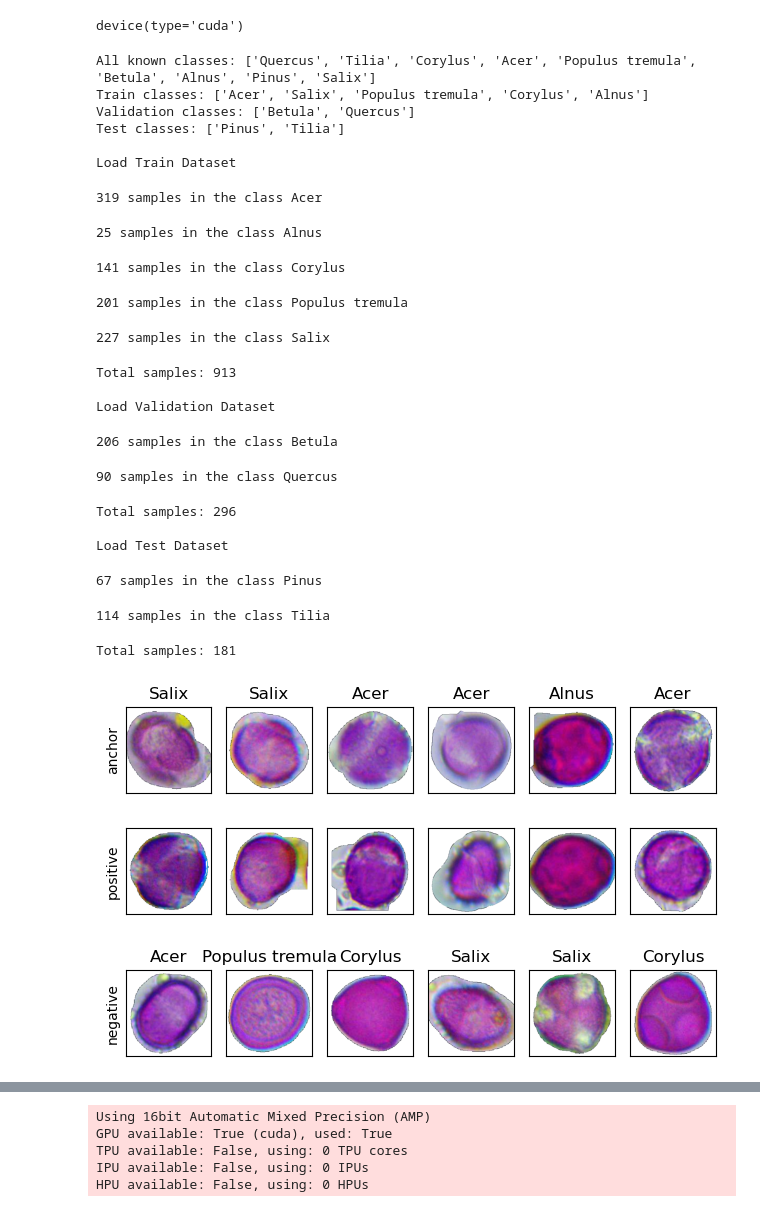
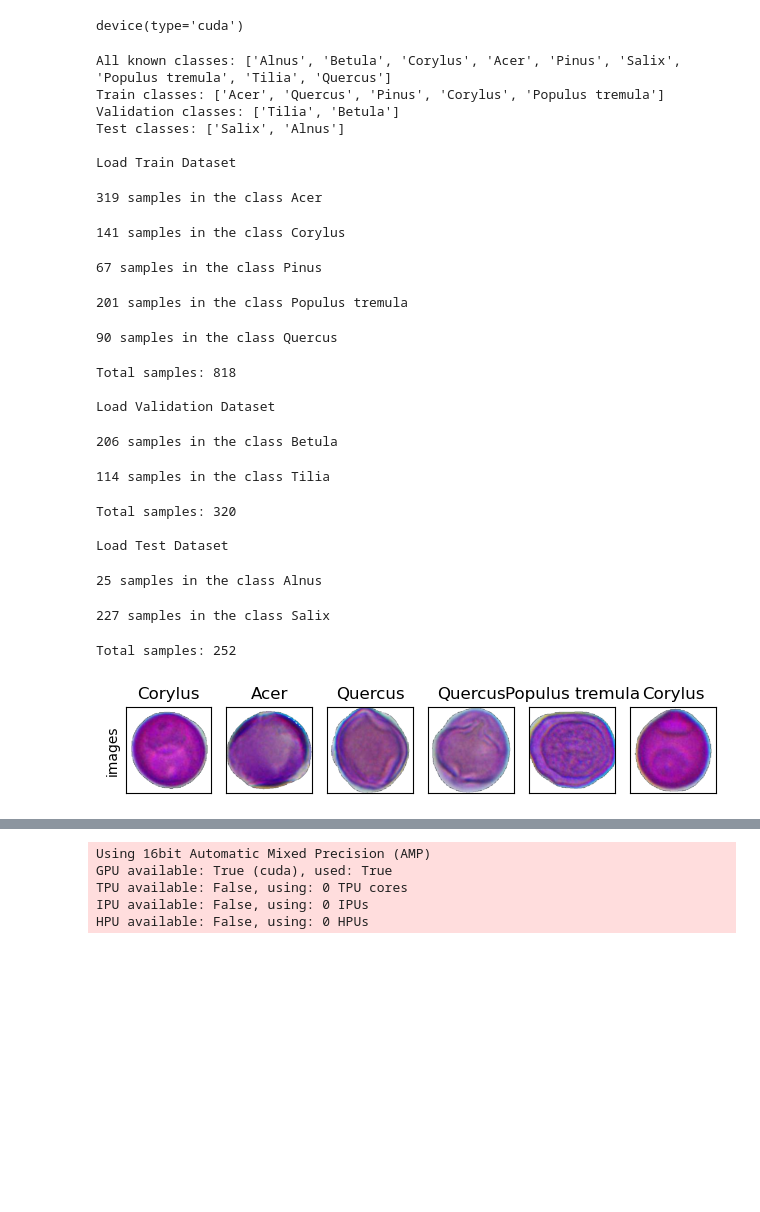
Before and after one commit to Digiratory/Pollen-Analyzer, a Jupyter notebook: Classification/Classification-circleLoss.ipynb, the cells around one changed output, grey strips where cells are left out. Saved outputs shown, nothing was run; the diff lists cells and outputs as text; code cells hidden in the pictures; blank space fills up the shorter version.

```diff
--- a/Classification/Classification-circleLoss.ipynb
+++ b/Classification/Classification-circleLoss.ipynb
@@ -41,7 +46,7 @@ device
 # %% [output]
 device(type='cuda')
 # %%
-OBJECTS_ROOT = r"/home/shared/datasets/pollen_dataset_2024_05_08_objects"
+OBJECTS_ROOT = r"/home/shared/datasets/pollen_dataset_2024_05_08_objects_clear/pollen_dataset_2024_05_08_objects"
 # %%
 random.seed(42)
 # %%
@@ -57,7 +62,7 @@ class PollenTripletDataset(Dataset):
         self.known_classes.sort()
         self.transform = random_transform
         self._all_samples = []
-        self._class_to_indices = {c: [] for c in self.known_classes}
+        self._class_to_number = {c: torch.tensor(i, dtype=torch.int8) for i,c in enumerate(self.known_classes)}
 
         total_samples = 0
         for c in tqdm(self.known_classes):
@@ -69,7 +74,6 @@ class PollenTripletDataset(Dataset):
                 if static_transform is not None:
                     img = static_transform(img)
                 self._all_samples.append((c, img))
-                self._class_to_indices[c].append(total_samples)
                 total_samples += 1
 
         print(f"Total samples: {total_samples}")
@@ -78,32 +82,15 @@ class PollenTripletDataset(Dataset):
         return len(self._all_samples)
 
     def __getitem__(self, idx):
-        label, anchor = self._all_samples[idx]
+        name, img = self._all_samples[idx]
+        label = self._class_to_number[name]
+        return img, label, name
 
-        positive_idx = random.choice(self._class_to_indices[label])
-        positive = self._all_samples[positive_idx][1]
-
-        neg_classes = [c for c in self.known_classes if c != label]
-        negative_class = random.choice(neg_classes)
-        negative_idx = random.choice(self._class_to_indices[negative_class])
-        negative_label, negative = self._all_samples[negative_idx]
-
-        if self.transform:
-            anchor = self.transform(anchor)
-            positive = self.transform(positive)
-            negative = self.transform(negative)
-
-        anchor = torch.as_tensor(anchor) if not isinstance(anchor, torch.Tensor) else anchor
-        positive = torch.as_tensor(positive) if not isinstance(positive, torch.Tensor) else positive
-        negative = torch.as_tensor(negative) if not isinstance(negative, torch.Tensor) else negative
-
-        return anchor, positive, negative, label, negative_label
-
-known_classes = os.listdir(OBJECTS_ROOT)
+known_classes = os.listdir(OBJECTS_ROOT)#['Alnus', 'Betula', 'Acer', 'Pinus', 'Salix', 'Tilia', 'Quercus']
 
 print(f"All known classes: {known_classes}")
-train_classes, test_classes = train_test_split(known_classes, test_size=0.2, random_state=42)
-train_classes, val_classes = train_test_split(train_classes, test_size=0.2, random_state=42)
+train_classes, val_classes = train_test_split(known_classes, test_size=0.2, random_state=42)
+train_classes, test_classes = train_test_split(train_classes, test_size=0.2, random_state=42)
 
 print(f"Train classes: {train_classes}")
 print(f"Validation classes: {val_classes}")
@@ -126,28 +113,28 @@ dataset_val = PollenTripletDataset(OBJECTS_ROOT, val_classes, static_transform=s
 print("\nLoad Test Dataset")
 dataset_test = PollenTripletDataset(OBJECTS_ROOT, test_classes, static_transform=static_transforms, inflation_rate=100)
 # %% [output]
-All known classes: ['Quercus', 'Tilia', 'Corylus', 'Acer', 'Populus tremula', 'Betula', 'Alnus', 'Pinus', 'Salix']
-Train classes: ['Acer', 'Salix', 'Populus tremula', 'Corylus', 'Alnus']
-Validation classes: ['Betula', 'Quercus']
-Test classes: ['Pinus', 'Tilia']
+All known classes: ['Alnus', 'Betula', 'Corylus', 'Acer', 'Pinus', 'Salix', 'Populus tremula', 'Tilia', 'Quercus']
+Train classes: ['Acer', 'Quercus', 'Pinus', 'Corylus', 'Populus tremula']
+Validation classes: ['Tilia', 'Betula']
+Test classes: ['Salix', 'Alnus']
 
 Load Train Dataset
 319 samples in the class Acer
-25 samples in the class Alnus
+141 samples in the class Corylus
-141 samples in the class Corylus
+67 samples in the class Pinus
 201 samples in the class Populus tremula
-227 samples in the class Salix
+90 samples in the class Quercus
-Total samples: 913
+Total samples: 818
 
 Load Validation Dataset
 206 samples in the class Betula
-90 samples in the class Quercus
+114 samples in the class Tilia
-Total samples: 296
+Total samples: 320
 
 Load Test Dataset
-67 samples in the class Pinus
+25 samples in the class Alnus
-114 samples in the class Tilia
+227 samples in the class Salix
-Total samples: 181
+Total samples: 252
 # %%
 def plot(imgs, row_title=None, labels=None, **imshow_kwargs):
     if labels != None:
@@ -221,12 +208,8 @@ test_loader = torch.utils.data.DataLoader(
     num_workers= 6
 )
 # %%
-for anchor, positive, negative, label, negative_label in training_loader:
-    plot(anchor[:6], row_title=["anchor"], labels=label[:6])
-    plot(positive[:6], row_title=["positive"])
-    plot(negative[:6], row_title=["negative"], labels=negative_label[:6])
+for images, label, name in training_loader:
+    plot(images[:6], row_title=["images"], labels=name[:6])
     break
 # %% [output]
-[figure, old version]
+[figure, new version]
-[figure, removed]
-[figure, removed]
```
Also changed, not shown: parts of 12 cells of this notebook.
